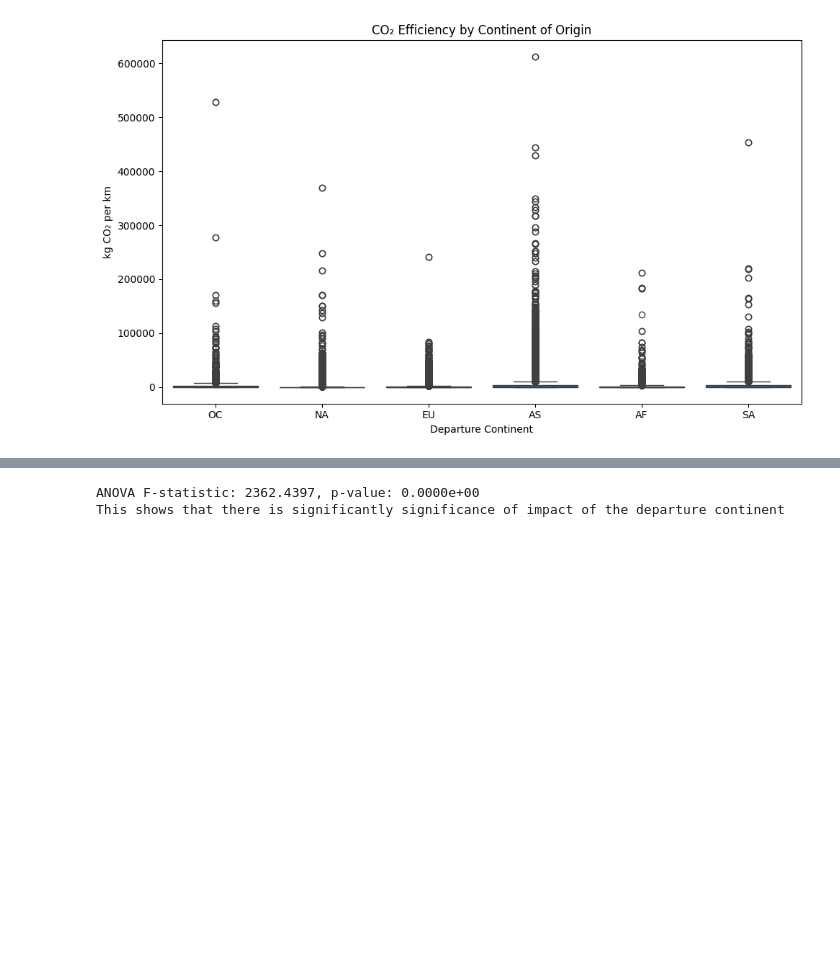
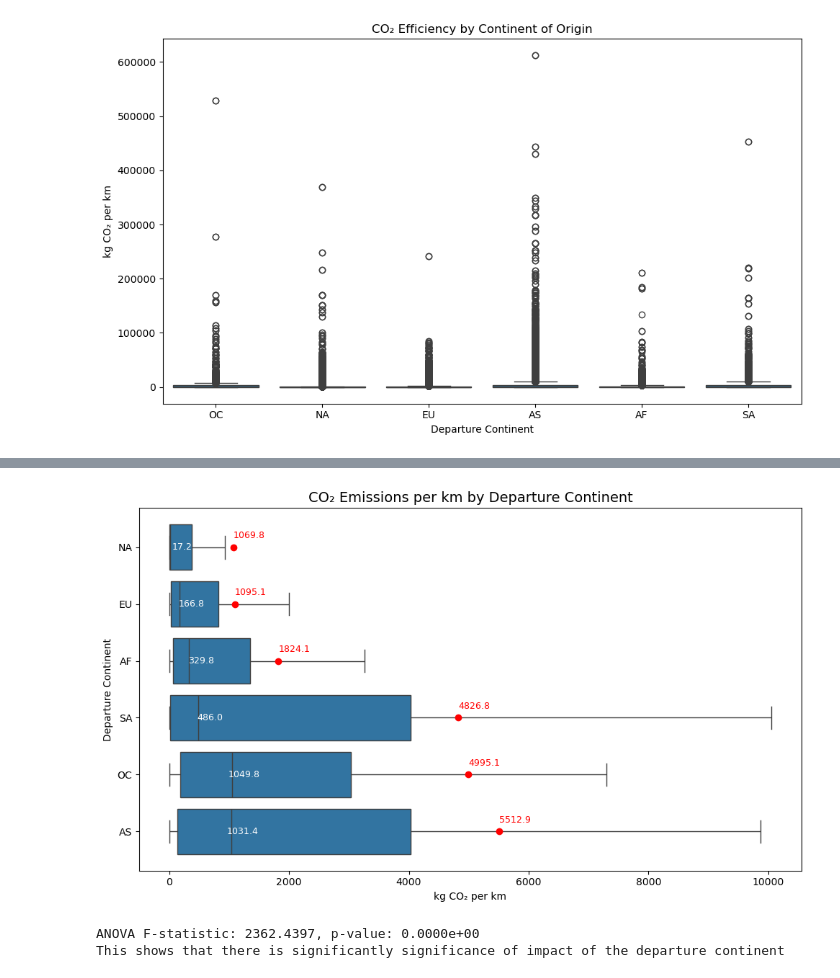
Before and after one commit to monatagelsir7/enivornmental_impact_of_aviation, a Jupyter notebook: Experiement_Continent.ipynb, the cells around one changed output, grey strips where cells are left out. Cells and saved outputs as stored; diff of their text form; code cells hidden in the pictures; blank space fills up the shorter version.

```diff
--- a/Experiement_Continent.ipynb
+++ b/Experiement_Continent.ipynb
@@ -53,3 +65,37 @@ plt.show()
+# %%
+# Specify desired order
+continent_order = ['NA', 'EU', 'AF', 'SA', 'OC', 'AS']
+
+# Compute means and medians
+continent_means = df.groupby('departure_continent')['co2_per_distance'].mean().reindex(continent_order)
+continent_medians = df.groupby('departure_continent')['co2_per_distance'].median().reindex(continent_order)
+
+# Plot
+plt.figure(figsize=(10, 6))
+sns.boxplot(data=df, x='co2_per_distance', y='departure_continent',
+            order=continent_order, showfliers=False)
+
+# Add mean red dots and mean value text
+for i, (mean_val, median_val, continent) in enumerate(zip(continent_means.values, continent_medians.values, continent_means.index)):
+    # Red dot for mean
+    plt.plot(mean_val, i, 'ro')
+    # Red text for mean
+    plt.text(mean_val, i - 0.2, f'{mean_val:.1f}',
+             va='center', ha='left', fontsize=9, color='red')
+
+    # White text for median (next to the median line)
+    plt.text(median_val + 200, i, f'{median_val:.1f}',
+             va='center', ha='center', fontsize=9, color='white')
+
+# Titles and labels
+plt.title('CO₂ Emissions per km by Departure Continent', fontsize=14)
+plt.xlabel('kg CO₂ per km')
+plt.ylabel('Departure Continent')
+
+plt.tight_layout()
+plt.show()
+# %% [output]
+[figure, added]
 # %%
 #check if there is some significance generally. We see that there is, but we need to determine if there are any specific combinations
 
```
Also changed, not shown: parts of 6 cells of this notebook.
